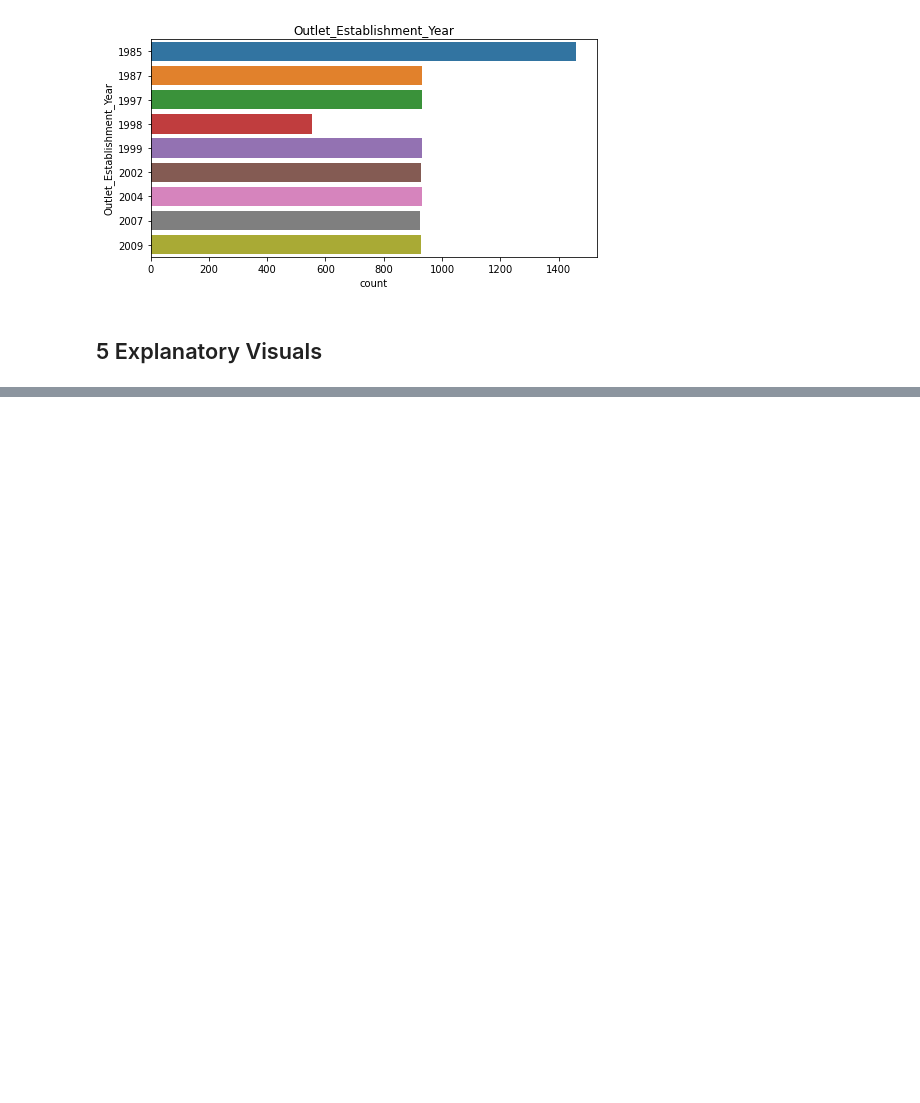
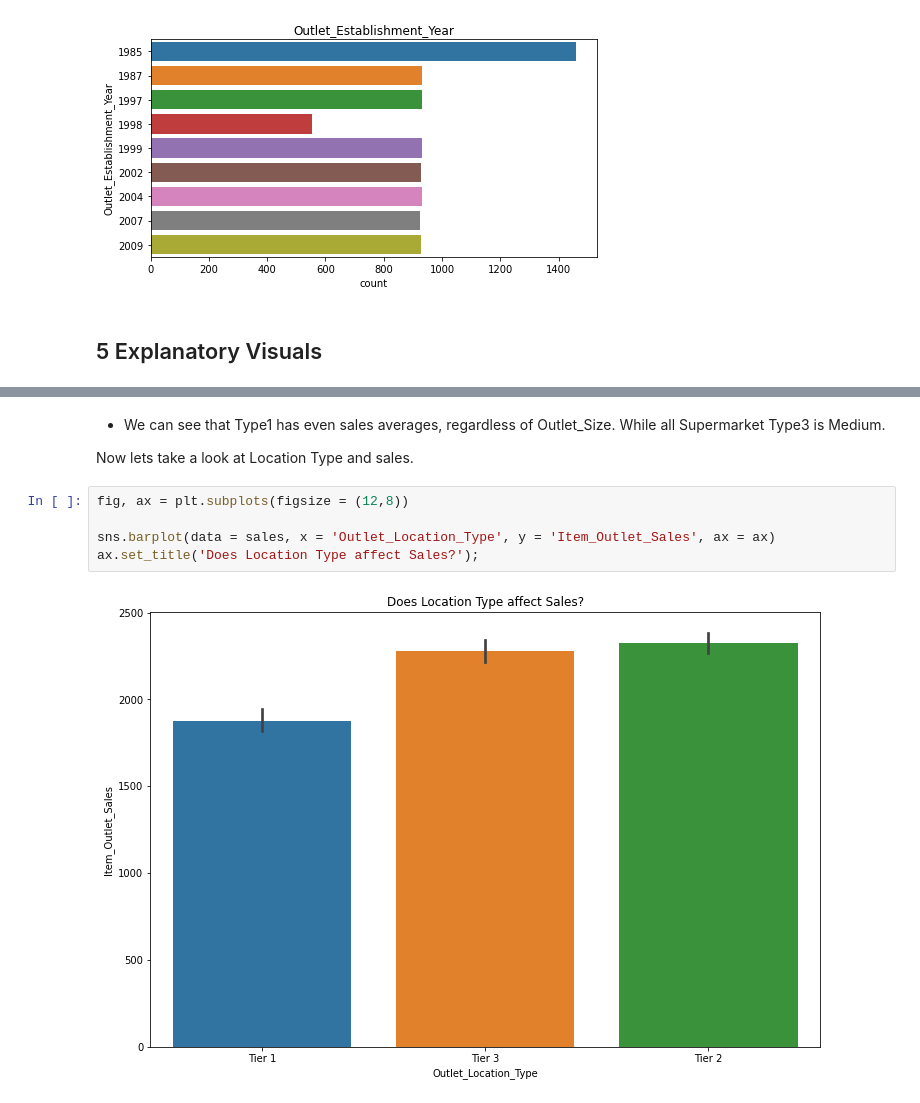
Before and after one commit to RaymondGarcia1107/CodingDojoProject1, a Jupyter notebook: Sales_Predictions.ipynb, the cells around one changed output, grey strips where cells are left out. Drawn from its saved outputs; the diff is of its cells as text; blank space fills up the shorter version.

```diff
--- a/Sales_Predictions.ipynb
+++ b/Sales_Predictions.ipynb
@@ -557,0 +582,11 @@ ax2.set_title('Outlet_Establishment_Year');
+# %% [markdown]
+* We can see that Type1 has even sales averages, regardless of Outlet_Size. While all Supermarket Type3 is Medium.
+
+Now lets take a look at Location Type and sales.
+# %%
+fig, ax = plt.subplots(figsize = (12,8))
+
+sns.barplot(data = sales, x = 'Outlet_Location_Type', y = 'Item_Outlet_Sales', ax = ax)
+ax.set_title('Does Location Type affect Sales?');
+# %% [output]
+[figure, added]
```
Also changed, not shown: parts of 19 cells of this notebook.
